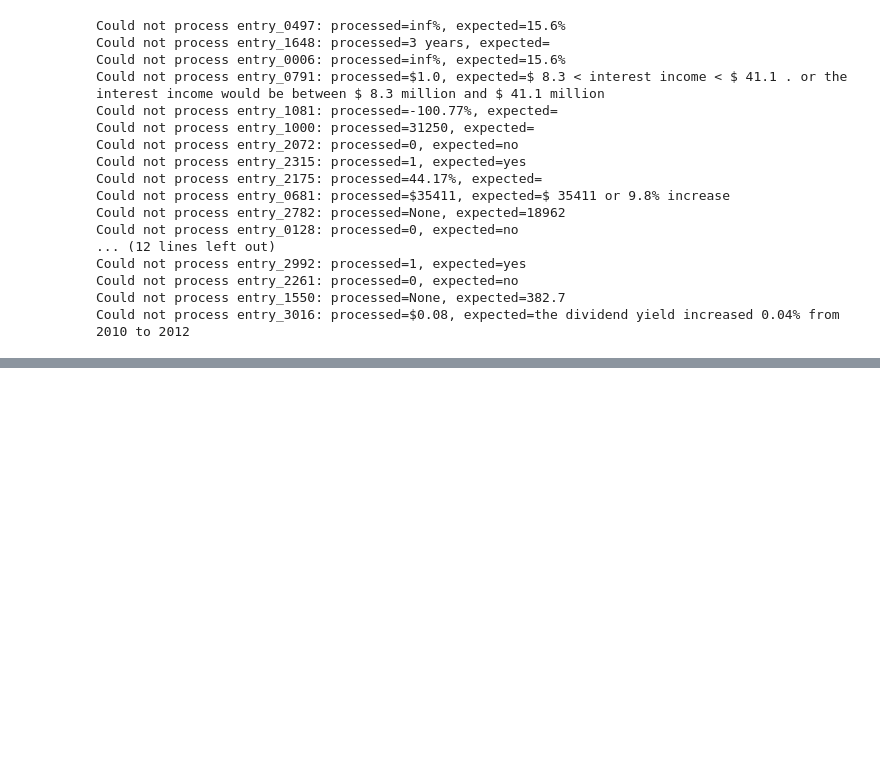
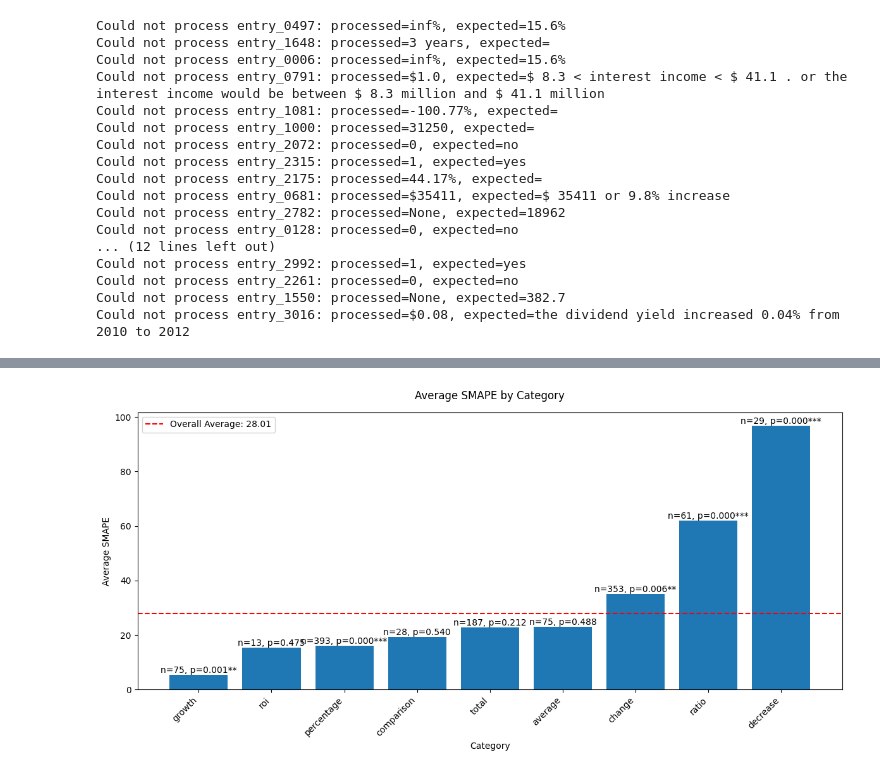
Before and after one commit to MahirManghnani/Technical-Asignment, a Jupyter notebook: notebooks/further_analysis.ipynb, the cells around one changed output, grey strips where cells are left out. Saved outputs shown, nothing was run; the diff lists cells and outputs as text; code cells hidden in the pictures; blank space fills up the shorter version.

Commit message:
Further analysis & cleanup

```diff
--- a/notebooks/further_analysis.ipynb
+++ b/notebooks/further_analysis.ipynb
@@ -243,0 +268,3 @@ Name: count, dtype: int64
+# %%
+for category in question_categories.keys():
+    results_df[category] = results_df['questions'].apply(lambda x: any(keyword in x for keyword in question_categories[category]))
@@ -243,0 +287,84 @@ Name: count, dtype: int64
+# %%
+import pandas as pd
+import matplotlib.pyplot as plt
+from scipy import stats
+
+# Calculate average SMAPE for each category
+results = []
+for category in question_categories:
+    category_data = results_df[results_df[category] == True]['smape']
+    other_data = results_df[results_df[category] == False]['smape']
+
+    # Calculate average SMAPE and perform t-test
+    avg_smape = category_data.mean()
+
+    # Only perform t-test if we have data in both groups
+    if len(category_data) > 0 and len(other_data) > 0:
+        # Remove NaN values before t-test
+        category_data_clean = category_data.dropna()
+        other_data_clean = other_data.dropna()
+        if len(category_data_clean) > 0 and len(other_data_clean) > 0:
+            t_stat, p_value = stats.ttest_ind(category_data_clean, other_data_clean)
+        else:
+            p_value = np.nan
+    else:
+        p_value = np.nan
+
+    results.append({
+        'category': category,
+        'avg_smape': avg_smape,
+        'count': len(category_data),
+        'p_value': p_value
+    })
+
+# Convert results to DataFrame
+chart_df = pd.DataFrame(results).sort_values(by='avg_smape')
+
+# Calculate overall average SMAPE
+overall_avg = results_df['smape'].mean()
+
+# Create a bar plot
+plt.figure(figsize=(12, 6))
+plt.bar(chart_df['category'], chart_df['avg_smape'])
+
+# Add horizontal line for overall average
+plt.axhline(y=overall_avg, color='r', linestyle='--', label=f'Overall Average: {overall_avg:.2f}')
+
+# Customize the plot
+plt.title('Average SMAPE by Category', pad=15)
+plt.xlabel('Category')
+plt.ylabel('Average SMAPE')
+plt.legend()
+
+# Rotate x-axis labels for better readability
+plt.xticks(rotation=45, ha='right')
+
+# Add combined count and p-value labels on top of each bar
+for i in range(len(chart_df)):
+    p_val = chart_df['p_value'].iloc[i]
+    stars = ''
+    if p_val < 0.001:
+        stars = '***'
+    elif p_val < 0.01:
+        stars = '**'
+    elif p_val < 0.05:
+        stars = '*'
+
+    # Combined text on one line
+    text = f'n={chart_df["count"].iloc[i]}, p={p_val:.3f}{stars}'
+
+    plt.text(i, chart_df['avg_smape'].iloc[i],
+             text,
+             ha='center', va='bottom')
+
+# Adjust layout to prevent label cutoff
+plt.tight_layout()
+
+# Show the plot
+plt.show()
+
+# Print the numerical results
+print("\nDetailed Results:")
+print(chart_df.to_string(index=False))
+# %% [output]
+[figure, added]
```
Also changed, not shown: parts of 14 cells of this notebook, 5 other files.
